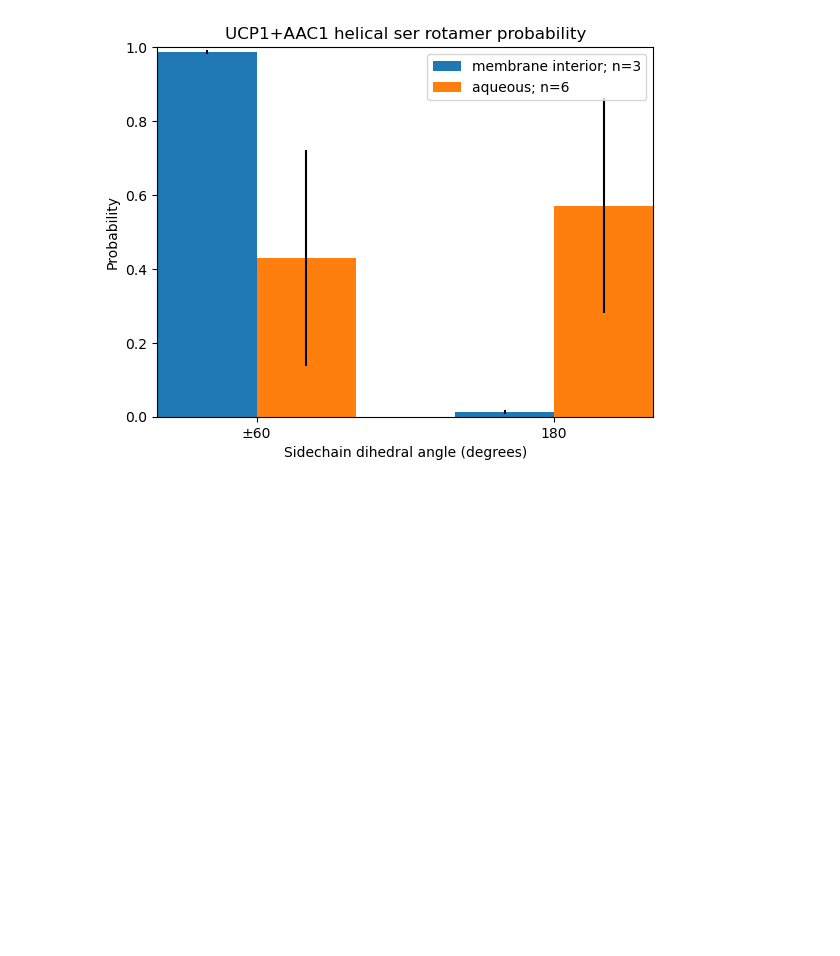
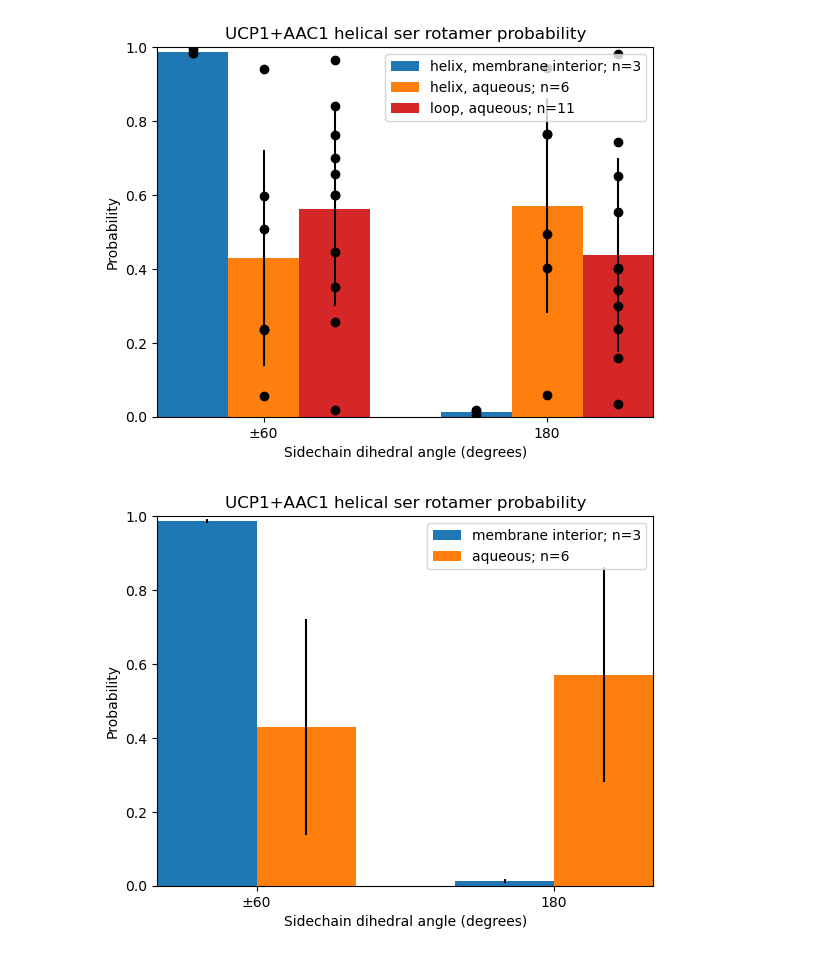
Before and after one commit to JonathanHB/threonine_rotamer_analysis, a Jupyter notebook: rotamer_solvation_plots.ipynb, the cells around one changed output. Cells and saved outputs as stored; diff of their text form; code cells hidden in the pictures; blank space fills up the shorter version.

```diff
--- a/rotamer_solvation_plots.ipynb
+++ b/rotamer_solvation_plots.ipynb
@@ -112,7 +126,7 @@ def rotamer_hbond_secstr(n_residues, rotamers, hbonds, secstr):
 
     #thresholds to match quantitative deltadeltaG analysis
     helicity_helical_thresh = 0.75
-    helicity_loop_thresh = 0.25
+    helicity_loop_thresh = 0.1
 
     hbond_dry_thresh = 0.05
     hbond_wet_thresh = 2/3
@@ -154,6 +168,6 @@ def rotamer_hbond_secstr(n_residues, rotamers, hbonds, secstr):
 # %%
 resn = "ser"
 
-data = load_process(rotamer_hbond_secstr, resn)
+data, resseqs_all, prots_all = load_process(rotamer_hbond_secstr, resn)
 # %% [output]
 ---------------------------------------------: ucp1
@@ -210 +276,57 @@ print(n, means, stdevs)
+# %%
+def plot_rotamers_4_sites(mean_std_rotamer_freqs, n_resis_by_site, resi_data, protein, resn):
+    bar_width = 0.25
+    gap_width = 0.25
+
+    x = -bar_width/2 #bar center x coordinate
+
+    site_inds = [0,1,2,3]
+    site_names = ["helix, membrane interior", "helix, aqueous", "loop, membrane interior", "loop, aqueous"]
+    site_names_occupied = []
+    n_resis_by_site_occupied = []
+    rotamer_inds = [1,0]
+
+    xtick_pos = []
+
+    for rotamer in rotamer_inds:
+        xs0 = x
+        for site, nrbs, rdata, sn, color in zip(site_inds, n_resis_by_site, resi_data, site_names, ["C0","C1","C2","C3"]):
+            if nrbs > 0:
+                #mean and standard deviation rotamer probability
+                plt.bar((x), (mean_std_rotamer_freqs[0,site,rotamer]), yerr=(mean_std_rotamer_freqs[1,site,rotamer]), width=bar_width, color = color)
+
+                #rotamer probability by residue
+                for rd in rdata[rotamer]:
+                    plt.scatter(x,rd, color = "black", label = "_nolegend_")
+
+                x += bar_width
+
+                #include names of all occupied sites in legend
+                if sn not in site_names_occupied:
+                    site_names_occupied.append(sn)
+                    n_resis_by_site_occupied.append(nrbs)
+
+        xtick_pos.append((x - bar_width + xs0)/2) #center x tick for each rotamer under the bars for that rotamer
+
+        x += gap_width
+
+    plt.xticks(xtick_pos, ('±60', '180'))
+    #offset = 1.5
+    plt.xlim(-bar_width, x - gap_width - bar_width/2)
+    plt.ylim(0,1)
+
+    plt.ylabel("Probability")
+    plt.xlabel("Sidechain dihedral angle (degrees)")
+    plt.legend([f"{name}; n={num}" for name, num in zip(site_names_occupied, n_resis_by_site_occupied)])
+
+    plt.title(f"{protein.upper()} helical {resn} rotamer probability")
+
+    plt.savefig(f"figures/{protein}-{resn}-all-pm60-rotamers.png", dpi=600)
+
+    plt.show()
+
+mean_std_rotamer_freqs = np.stack((means, stdevs))
+plot_rotamers_4_sites(mean_std_rotamer_freqs, n, data_by_class, "UCP1+AAC1", resn)
+# %% [output]
+[figure, added]
 # %%
```
Also changed, not shown: parts of 6 cells of this notebook, 5 other files.
